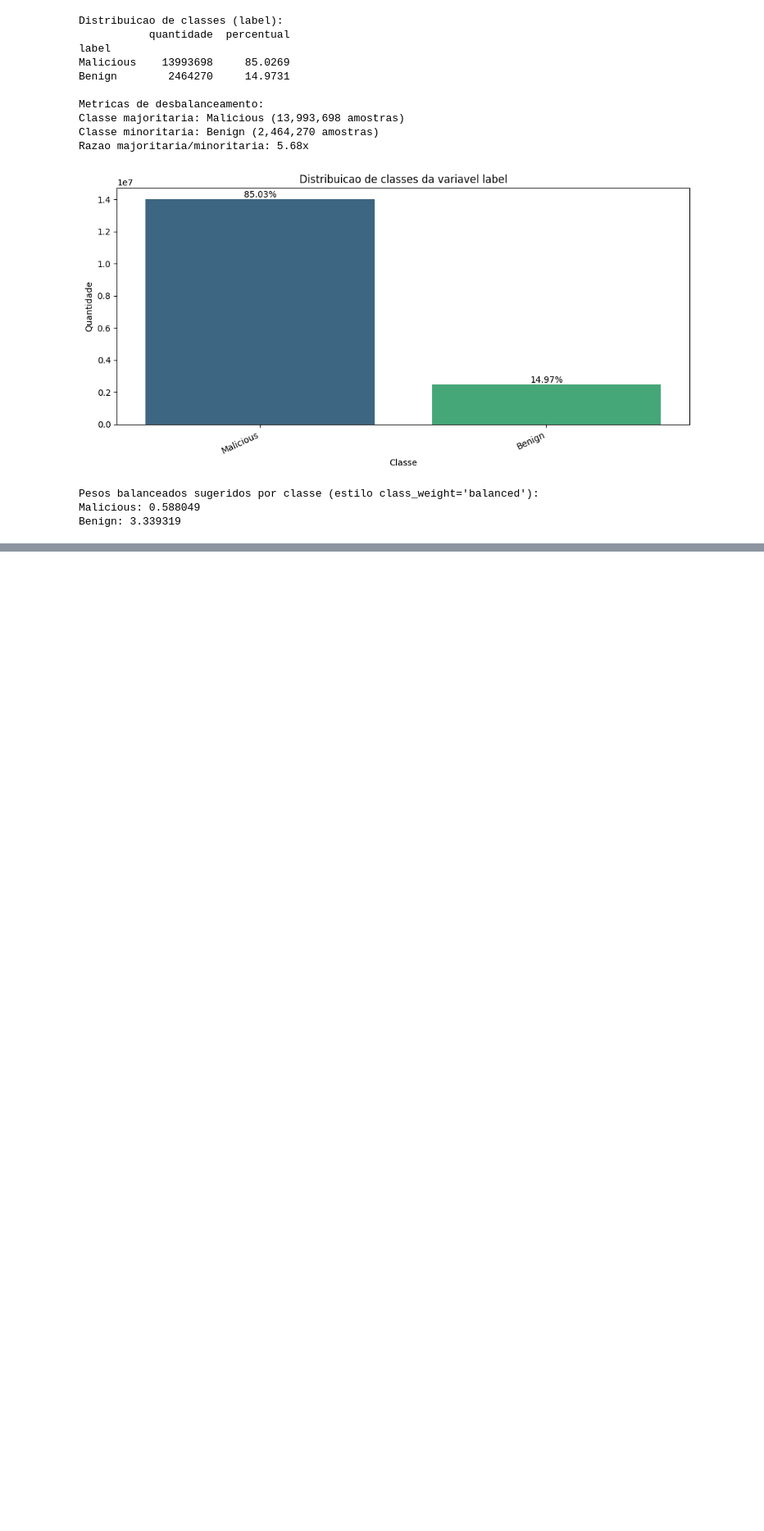
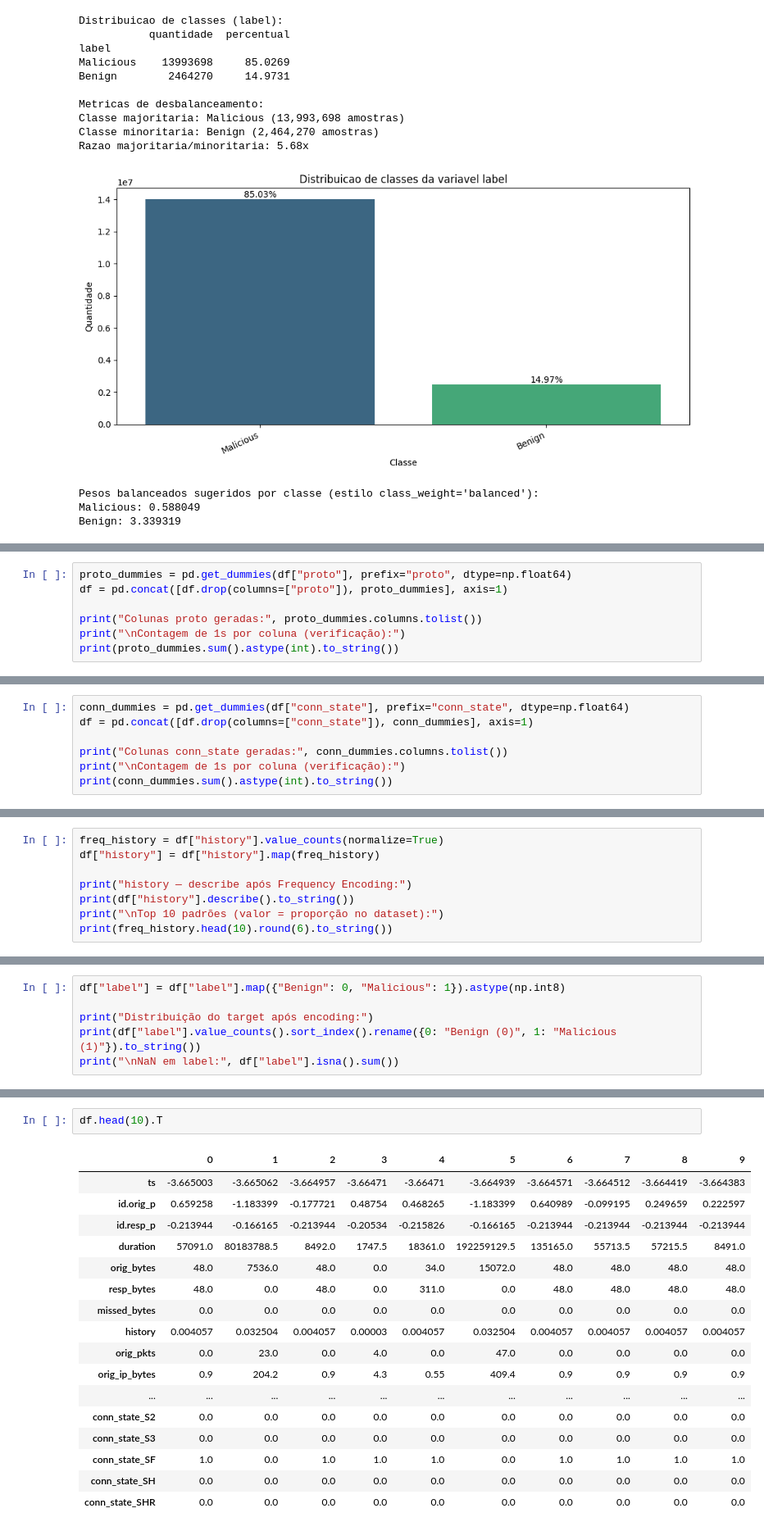
Before and after one commit to DiogoMarassi/secure-iot-detection, a Jupyter notebook: notebooks/analise.ipynb, the cells around one changed output, grey strips where cells are left out. Shown at 82% size. Cells and saved outputs as stored; diff of their text form; blank space fills up the shorter version.

```diff
--- a/notebooks/analise.ipynb
+++ b/notebooks/analise.ipynb
@@ -1075,0 +1414,7 @@ Benign: 3.339319
+# %%
+proto_dummies = pd.get_dummies(df["proto"], prefix="proto", dtype=np.float64)
+df = pd.concat([df.drop(columns=["proto"]), proto_dummies], axis=1)
+
+print("Colunas proto geradas:", proto_dummies.columns.tolist())
+print("\nContagem de 1s por coluna (verificação):")
+print(proto_dummies.sum().astype(int).to_string())
@@ -1075,0 +1432,7 @@ Benign: 3.339319
+# %%
+conn_dummies = pd.get_dummies(df["conn_state"], prefix="conn_state", dtype=np.float64)
+df = pd.concat([df.drop(columns=["conn_state"]), conn_dummies], axis=1)
+
+print("Colunas conn_state geradas:", conn_dummies.columns.tolist())
+print("\nContagem de 1s por coluna (verificação):")
+print(conn_dummies.sum().astype(int).to_string())
@@ -1075,0 +1460,8 @@ Benign: 3.339319
+# %%
+freq_history = df["history"].value_counts(normalize=True)
+df["history"] = df["history"].map(freq_history)
+
+print("history — describe após Frequency Encoding:")
+print(df["history"].describe().to_string())
+print("\nTop 10 padrões (valor = proporção no dataset):")
+print(freq_history.head(10).round(6).to_string())
@@ -1075,0 +1490,6 @@ Benign: 3.339319
+# %%
+df["label"] = df["label"].map({"Benign": 0, "Malicious": 1}).astype(np.int8)
+
+print("Distribuição do target após encoding:")
+print(df["label"].value_counts().sort_index().rename({0: "Benign (0)", 1: "Malicious (1)"}).to_string())
+print("\nNaN em label:", df["label"].isna().sum())
@@ -1075,0 +1549,20 @@ Benign: 3.339319
+# %%
+df.head(10).T
+# %% [output]
+|  | 0 | 1 | 2 | 3 | 4 | 5 | 6 | 7 | 8 | 9 |
+| ts | -3.665003 | -3.665062 | -3.664957 | -3.66471 | -3.66471 | -3.664939 | -3.664571 | -3.664512 | -3.664419 | -3.664383 |
+| id.orig_p | 0.659258 | -1.183399 | -0.177721 | 0.48754 | 0.468265 | -1.183399 | 0.640989 | -0.099195 | 0.249659 | 0.222597 |
+| id.resp_p | -0.213944 | -0.166165 | -0.213944 | -0.20534 | -0.215826 | -0.166165 | -0.213944 | -0.213944 | -0.213944 | -0.213944 |
+| duration | 57091.0 | 80183788.5 | 8492.0 | 1747.5 | 18361.0 | 192259129.5 | 135165.0 | 55713.5 | 57215.5 | 8491.0 |
+| orig_bytes | 48.0 | 7536.0 | 48.0 | 0.0 | 34.0 | 15072.0 | 48.0 | 48.0 | 48.0 | 48.0 |
+| resp_bytes | 48.0 | 0.0 | 48.0 | 0.0 | 311.0 | 0.0 | 48.0 | 48.0 | 48.0 | 48.0 |
+| missed_bytes | 0.0 | 0.0 | 0.0 | 0.0 | 0.0 | 0.0 | 0.0 | 0.0 | 0.0 | 0.0 |
+| history | 0.004057 | 0.032504 | 0.004057 | 0.00003 | 0.004057 | 0.032504 | 0.004057 | 0.004057 | 0.004057 | 0.004057 |
+| orig_pkts | 0.0 | 23.0 | 0.0 | 4.0 | 0.0 | 47.0 | 0.0 | 0.0 | 0.0 | 0.0 |
+| orig_ip_bytes | 0.9 | 204.2 | 0.9 | 4.3 | 0.55 | 409.4 | 0.9 | 0.9 | 0.9 | 0.9 |
+| ... | ... | ... | ... | ... | ... | ... | ... | ... | ... | ... |
+| conn_state_S2 | 0.0 | 0.0 | 0.0 | 0.0 | 0.0 | 0.0 | 0.0 | 0.0 | 0.0 | 0.0 |
+| conn_state_S3 | 0.0 | 0.0 | 0.0 | 0.0 | 0.0 | 0.0 | 0.0 | 0.0 | 0.0 | 0.0 |
+| conn_state_SF | 1.0 | 0.0 | 1.0 | 1.0 | 1.0 | 0.0 | 1.0 | 1.0 | 1.0 | 1.0 |
+| conn_state_SH | 0.0 | 0.0 | 0.0 | 0.0 | 0.0 | 0.0 | 0.0 | 0.0 | 0.0 | 0.0 |
+| conn_state_SHR | 0.0 | 0.0 | 0.0 | 0.0 | 0.0 | 0.0 | 0.0 | 0.0 | 0.0 | 0.0 |
```
Also changed, not shown: parts of 35 cells of this notebook.
